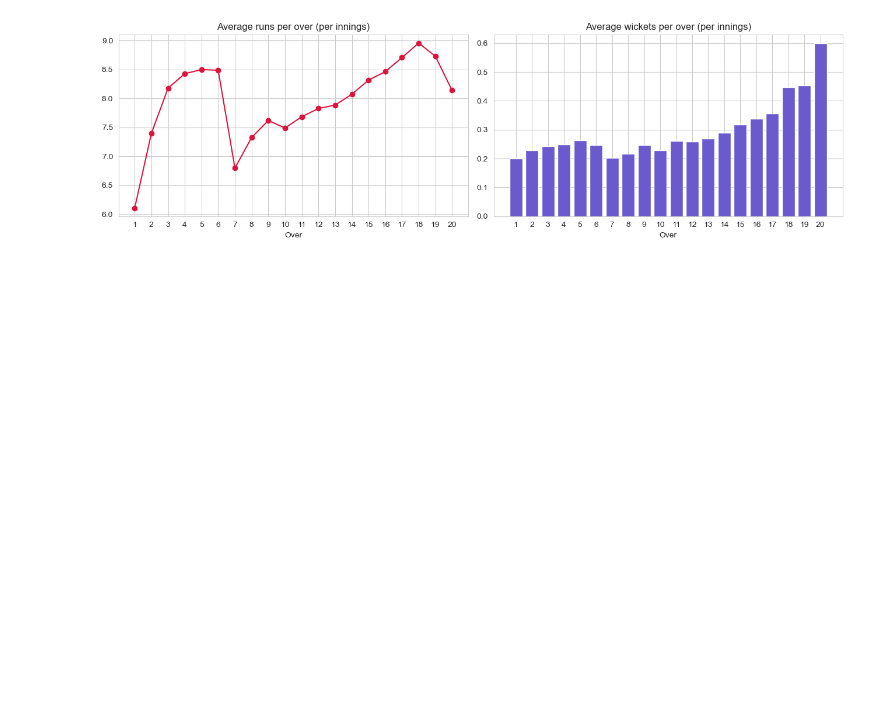
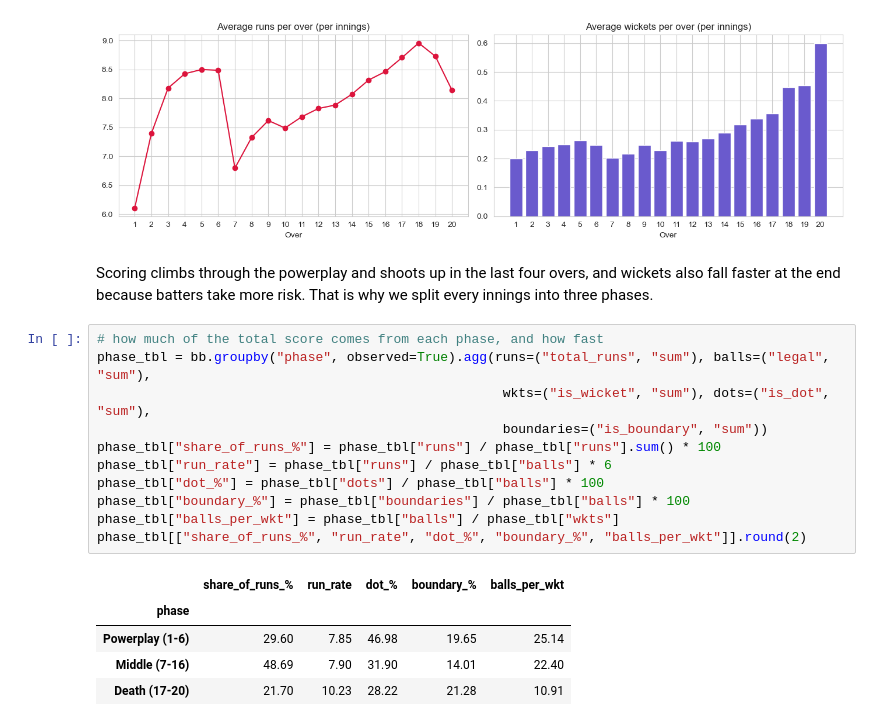
Before and after one commit to prince63aj/mini_project, a Jupyter notebook: ipl_match_prediction_rule_based.ipynb, the cells around one changed output. Drawn from its saved outputs; the diff is of its cells as text; blank space fills up the shorter version.

Commit message:
feat: analyze phase-wise batting performance and scoring rates

```diff
--- a/ipl_match_prediction_rule_based.ipynb
+++ b/ipl_match_prediction_rule_based.ipynb
@@ -317,3 +317,22 @@ plt.tight_layout()
 plt.show()
 # %% [output]
 [figure]
+# %% [markdown]
+Scoring climbs through the powerplay and shoots up in the last four overs, and wickets also fall faster at the end because batters take more risk. That is why we split every innings into three phases.
+# %%
+# how much of the total score comes from each phase, and how fast
+phase_tbl = bb.groupby("phase", observed=True).agg(runs=("total_runs", "sum"), balls=("legal", "sum"),
+                                                    wkts=("is_wicket", "sum"), dots=("is_dot", "sum"),
+                                                    boundaries=("is_boundary", "sum"))
+phase_tbl["share_of_runs_%"] = phase_tbl["runs"] / phase_tbl["runs"].sum() * 100
+phase_tbl["run_rate"] = phase_tbl["runs"] / phase_tbl["balls"] * 6
+phase_tbl["dot_%"] = phase_tbl["dots"] / phase_tbl["balls"] * 100
+phase_tbl["boundary_%"] = phase_tbl["boundaries"] / phase_tbl["balls"] * 100
+phase_tbl["balls_per_wkt"] = phase_tbl["balls"] / phase_tbl["wkts"]
+phase_tbl[["share_of_runs_%", "run_rate", "dot_%", "boundary_%", "balls_per_wkt"]].round(2)
+# %% [output]
+|  | share_of_runs_% | run_rate | dot_% | boundary_% | balls_per_wkt |
+| phase |  |  |  |  |  |
+| Powerplay (1-6) | 29.60 | 7.85 | 46.98 | 19.65 | 25.14 |
+| Middle (7-16) | 48.69 | 7.90 | 31.90 | 14.01 | 22.40 |
+| Death (17-20) | 21.70 | 10.23 | 28.22 | 21.28 | 10.91 |
```
